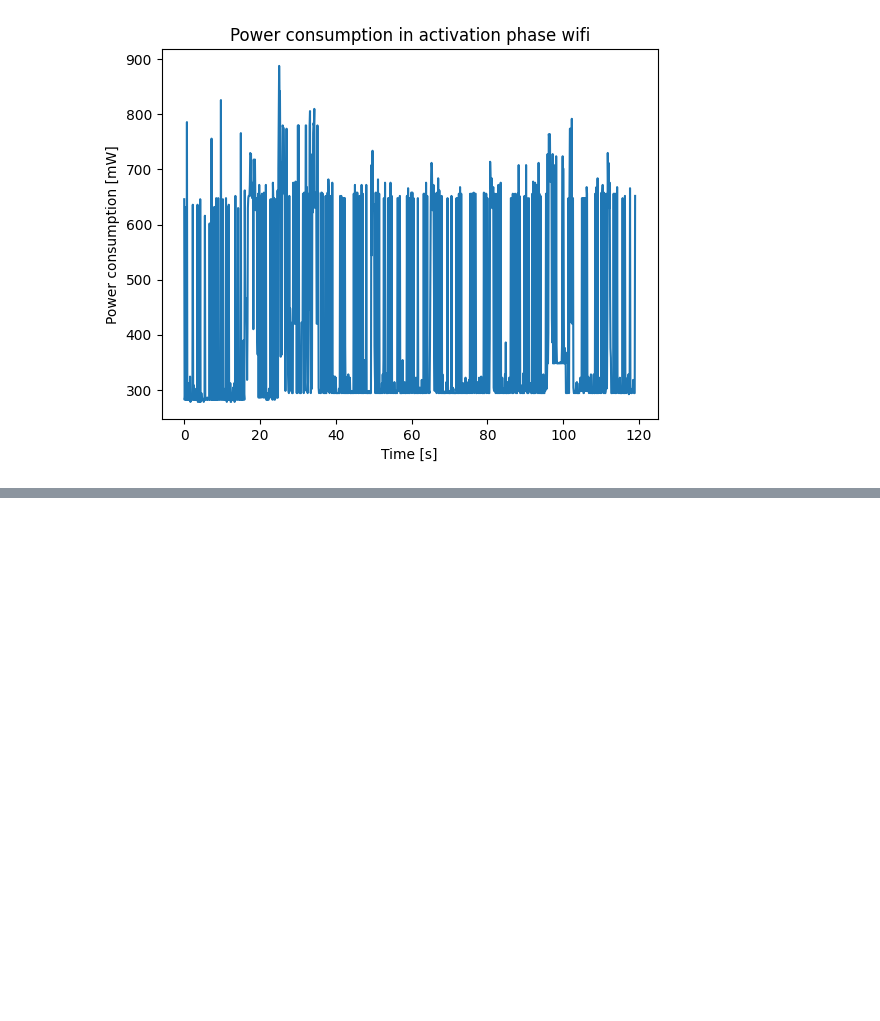
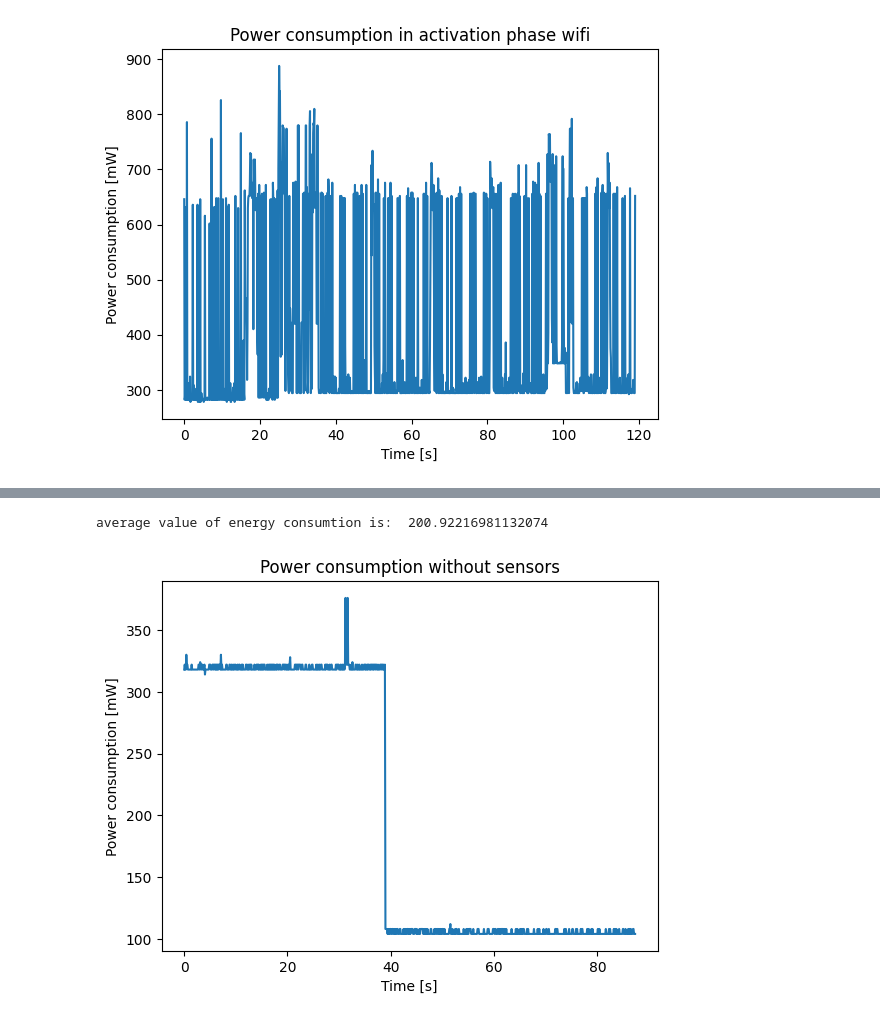
Before and after one commit to LorenzoFrangella/Internet-of-Bins, a Jupyter notebook: measurement.ipynb, the cells around one changed output, grey strips where cells are left out. Drawn from its saved outputs; the diff is of its cells as text; code cells hidden in the pictures; blank space fills up the shorter version.

```diff
--- a/measurement.ipynb
+++ b/measurement.ipynb
@@ -66,0 +79,23 @@ average value of energy consumtion is:  401.65887445887444
+# %%
+data = []
+with open('/Users/lorenzo/Desktop/no_wifi_no_sensors.csv', 'r') as file:
+    reader = csv.reader(file)
+    for row in reader:
+        data.append(row)
+
+# Convert data to numpy arrays
+time = np.array([float(row[0]) for row in data])
+time = time-time[0]
+values = np.array([float(row[1]) for row in data])
+
+
+print("average value of energy consumtion is: ", values.mean())
+
+plt.plot(time, values)
+plt.xlabel('Time [s]')
+plt.ylabel('Power consumption [mW]')
+plt.title('Power consumption without sensors')
+plt.show()
+# %% [output]
+average value of energy consumtion is:  200.92216981132074
+[figure, added]
```
Also changed, not shown: parts of 1 cell of this notebook, 3 other files.
